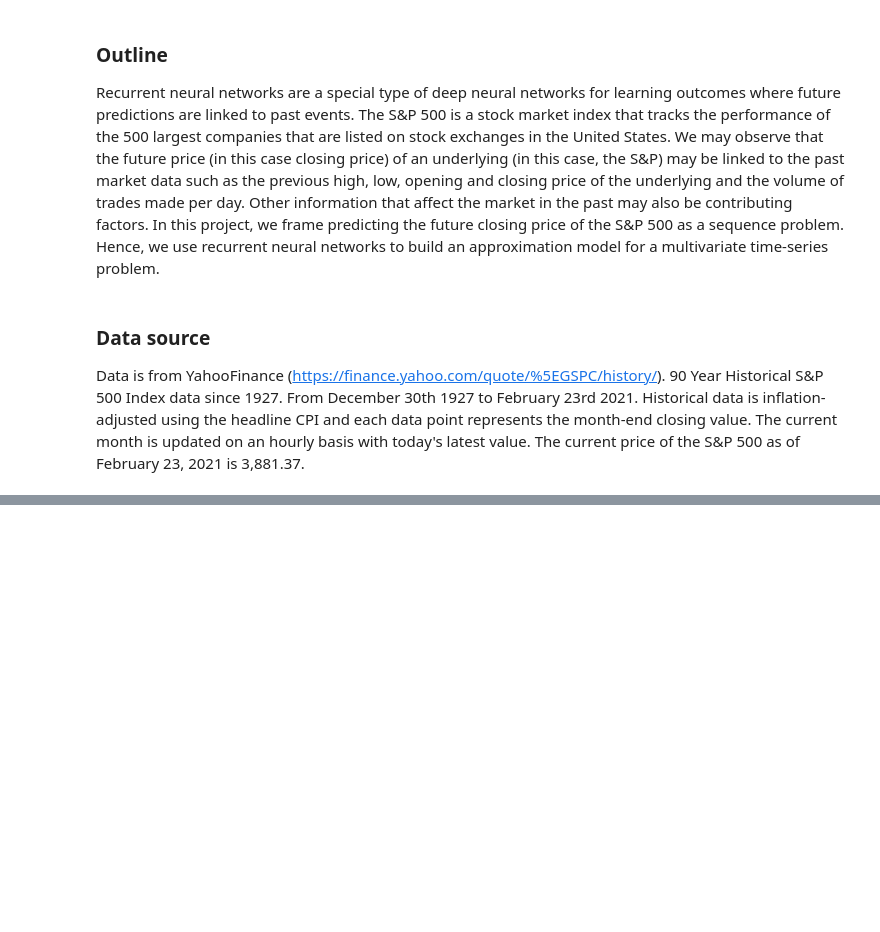
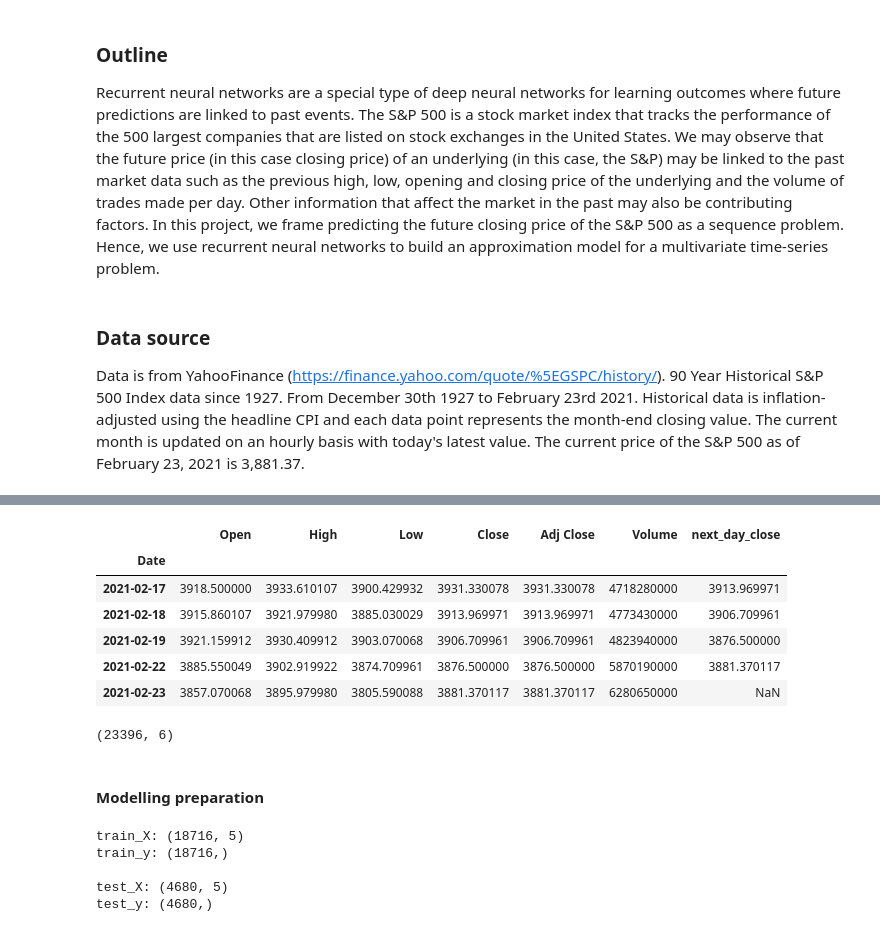
Before and after one commit to dvdbisong/spx-prediction, a Jupyter notebook: ebisong-rnn-spx-prediction.ipynb, the cells around one changed output, grey strips where cells are left out. Cells and saved outputs as stored; diff of their text form; code cells hidden in the pictures; blank space fills up the shorter version.

```diff
--- a/ebisong-rnn-spx-prediction.ipynb
+++ b/ebisong-rnn-spx-prediction.ipynb
@@ -10,0 +62,22 @@ Historical data is inflation-adjusted using the headline CPI and each data point
+# %%
+data.tail()
+# %% [output]
+|  | Open | High | Low | Close | Adj Close | Volume | next_day_close |
+| Date |  |  |  |  |  |  |  |
+| 2021-02-17 | 3918.500000 | 3933.610107 | 3900.429932 | 3931.330078 | 3931.330078 | 4718280000 | 3913.969971 |
+| 2021-02-18 | 3915.860107 | 3921.979980 | 3885.030029 | 3913.969971 | 3913.969971 | 4773430000 | 3906.709961 |
+| 2021-02-19 | 3921.159912 | 3930.409912 | 3903.070068 | 3906.709961 | 3906.709961 | 4823940000 | 3876.500000 |
+| 2021-02-22 | 3885.550049 | 3902.919922 | 3874.709961 | 3876.500000 | 3876.500000 | 5870190000 | 3881.370117 |
+| 2021-02-23 | 3857.070068 | 3895.979980 | 3805.590088 | 3881.370117 | 3881.370117 | 6280650000 | NaN |
+# %%
+# remove NaNs
+data.dropna(axis=0, inplace=True)
+
+# drop  Adji Close
+data.drop(columns='Adj Close', inplace=True)
+
+print(data.shape)
+# %% [output]
+(23396, 6)
+# %% [markdown]
+#### Modelling preparation
@@ -10,0 +91,12 @@ Historical data is inflation-adjusted using the headline CPI and each data point
+# %%
+print(f'train_X: {train_X.shape}')
+print(f'train_y: {train_y.shape}\n')
+
+print(f'test_X: {test_X.shape}')
+print(f'test_y: {test_y.shape}')
+# %% [output]
+train_X: (18716, 5)
+train_y: (18716,)
+
+test_X: (4680, 5)
+test_y: (4680,)
```
Also changed, not shown: parts of 47 cells of this notebook, 1 other file.
